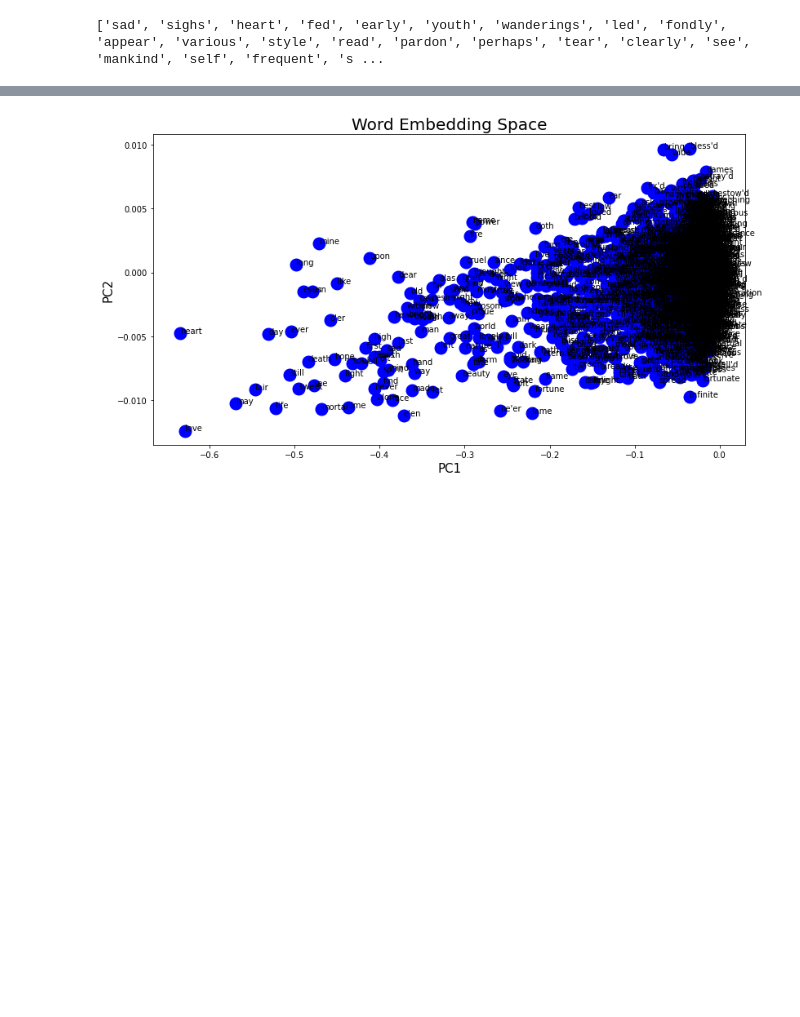
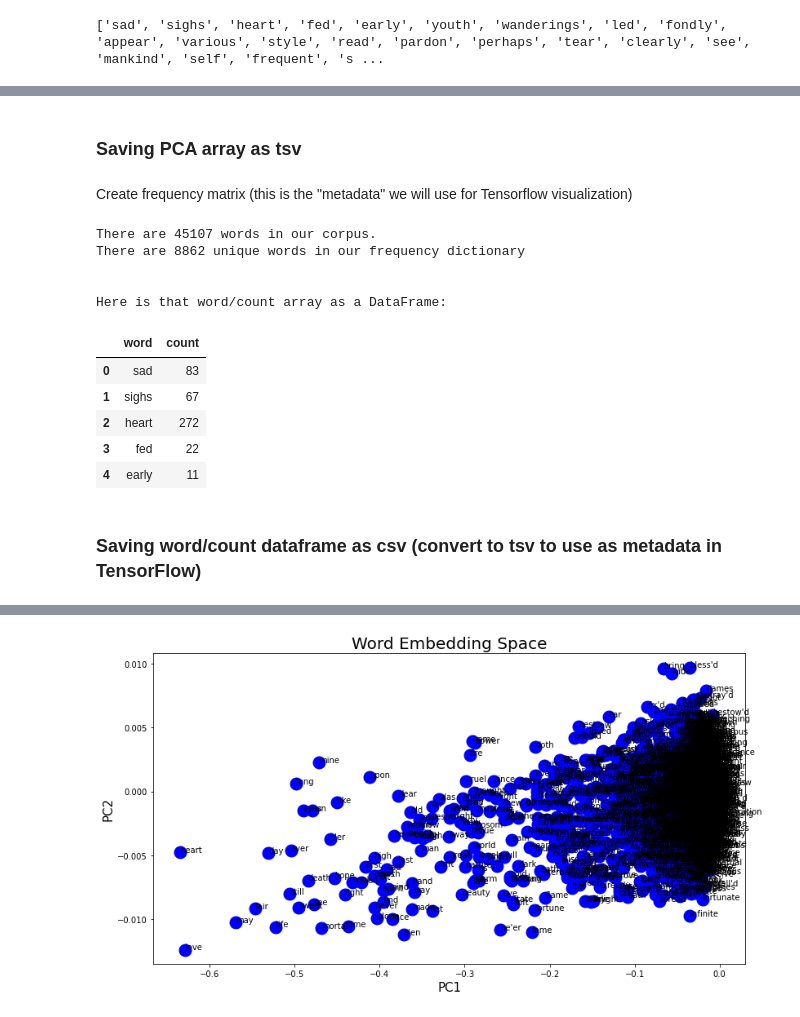
Before and after one commit to yi-ye-zhi-qiu/PetrarchsMisogyny, a Jupyter notebook: poemgenerator.ipynb, the cells around one changed output, grey strips where cells are left out. Saved outputs shown, nothing was run; the diff lists cells and outputs as text; code cells hidden in the pictures; blank space fills up the shorter version.

```diff
--- a/poemgenerator.ipynb
+++ b/poemgenerator.ipynb
@@ -320,0 +336,2 @@ neww_X=np.dot(X,new_vectors)
+# %% [markdown]
+### Saving PCA array as tsv
@@ -320,0 +344,44 @@ neww_X=np.dot(X,new_vectors)
+# %% [markdown]
+Create frequency matrix (this is the "metadata" we will use for Tensorflow visualization)
+# %%
+#create a list of each word
+y = []
+for x in range(len(tokenized)):
+  for word in tokenized[x]:
+    y.append(word)
+print('There are',len(y),'words in our corpus.')
+
+#calculate a frequency distribution
+frequency_dict = nltk.FreqDist(y)
+frequency_dict = dict(frequency_dict)
+
+#Sanity check: we should see that our word count of y is decreased in frequency_dict.
+def total_keys(test_dict):
+    return (0 if not isinstance(test_dict, dict)
+    else len(test_dict) + sum(total_keys(val) for val in test_dict.values()))
+
+print('There are',total_keys(frequency_dict),'unique words in our frequency dictionary')
+
+#Store our word / count in an array.
+end_arr = []
+for key, value in frequency_dict.items():
+  end_arr.append([key, frequency_dict[key]])
+
+#Put that array into a dictionary
+print('\n\nHere is that word/count array as a DataFrame:')
+end_arr = pd.DataFrame(end_arr, columns=['word', 'count'])
+end_arr.head()
+# %% [output]
+There are 45107 words in our corpus.
+There are 8862 unique words in our frequency dictionary
+
+
+Here is that word/count array as a DataFrame:
+|  | word | count |
+| 0 | sad | 83 |
+| 1 | sighs | 67 |
+| 2 | heart | 272 |
+| 3 | fed | 22 |
+| 4 | early | 11 |
+# %% [markdown]
+### Saving word/count dataframe as csv (convert to tsv to use as metadata in TensorFlow)
```
Also changed, not shown: parts of 17 cells of this notebook.
